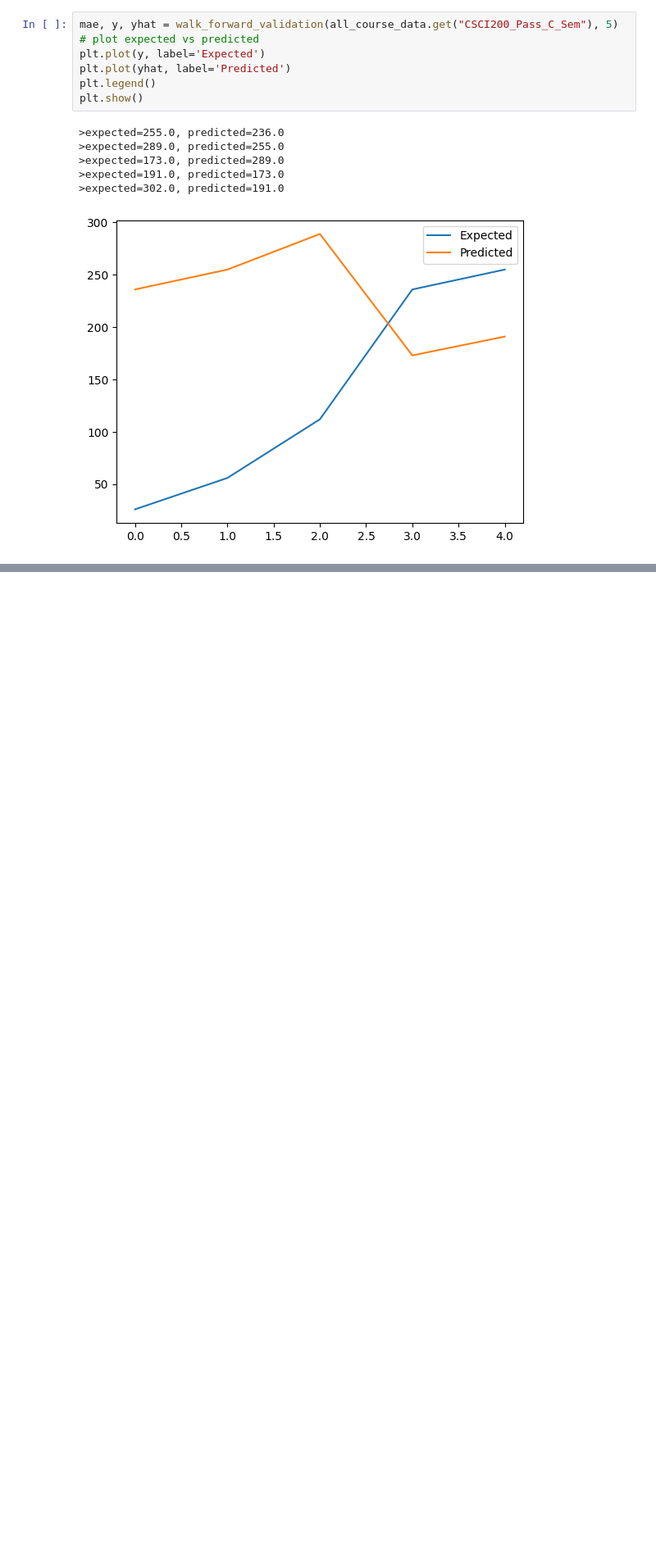
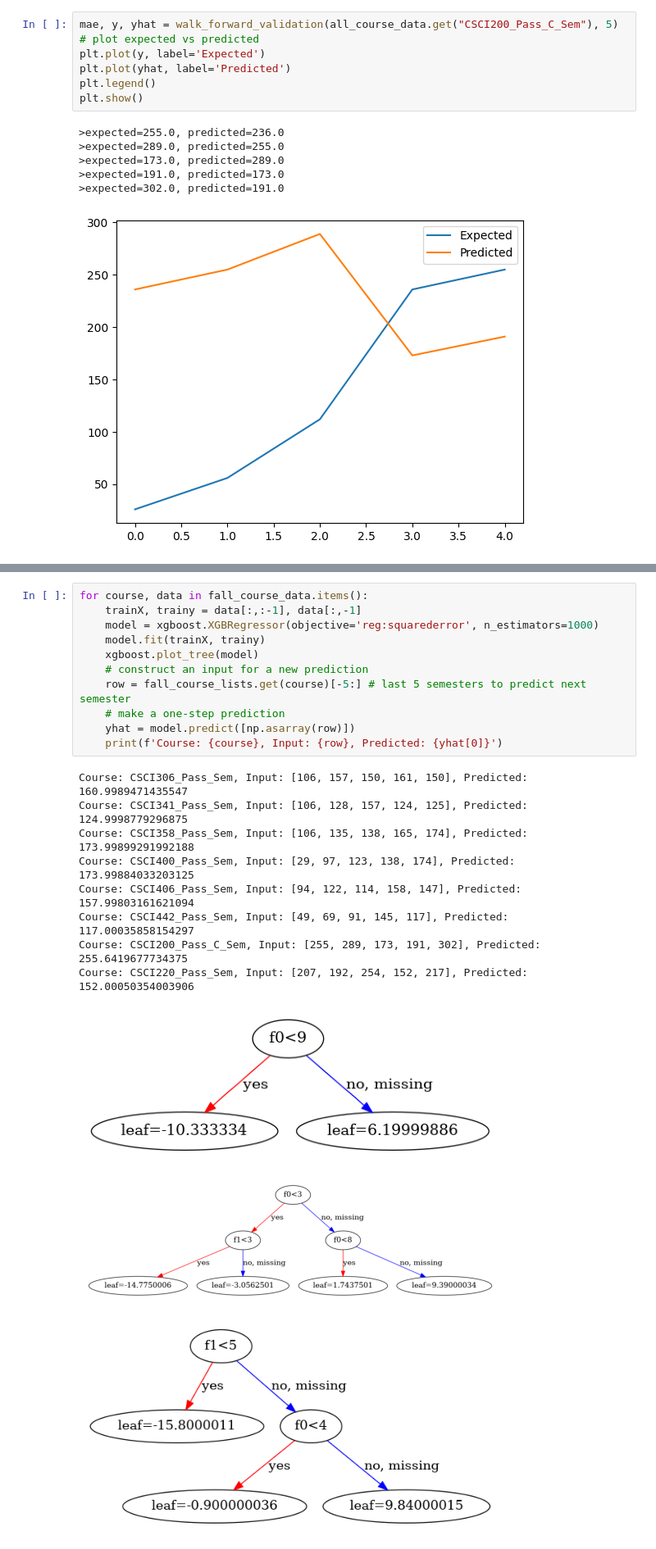
Before and after one commit to MehmetOzaslan/Network-Science-Project, a Jupyter notebook: stat_learning_techniques.ipynb, the cells around one changed output, grey strips where cells are left out. Shown at 82% size. Cells and saved outputs as stored; diff of their text form; blank space fills up the shorter version.

```diff
--- a/stat_learning_techniques.ipynb
+++ b/stat_learning_techniques.ipynb
@@ -259,0 +270,23 @@ Course: CSCI220_Pass_Sem, Input: [254, 131, 152, 155, 217], Predicted: 130.69152
+# %%
+for course, data in fall_course_data.items():
+    trainX, trainy = data[:,:-1], data[:,-1]
+    model = xgboost.XGBRegressor(objective='reg:squarederror', n_estimators=1000)
+    model.fit(trainX, trainy)
+    xgboost.plot_tree(model)
+    # construct an input for a new prediction
+    row = fall_course_lists.get(course)[-5:] # last 5 semesters to predict next semester
+    # make a one-step prediction
+    yhat = model.predict([np.asarray(row)])
+    print(f'Course: {course}, Input: {row}, Predicted: {yhat[0]}')
+# %% [output]
+Course: CSCI306_Pass_Sem, Input: [106, 157, 150, 161, 150], Predicted: 160.9989471435547
+Course: CSCI341_Pass_Sem, Input: [106, 128, 157, 124, 125], Predicted: 124.9998779296875
+Course: CSCI358_Pass_Sem, Input: [106, 135, 138, 165, 174], Predicted: 173.99899291992188
+Course: CSCI400_Pass_Sem, Input: [29, 97, 123, 138, 174], Predicted: 173.99884033203125
+Course: CSCI406_Pass_Sem, Input: [94, 122, 114, 158, 147], Predicted: 157.99803161621094
+Course: CSCI442_Pass_Sem, Input: [49, 69, 91, 145, 117], Predicted: 117.00035858154297
+Course: CSCI200_Pass_C_Sem, Input: [255, 289, 173, 191, 302], Predicted: 255.6419677734375
+Course: CSCI220_Pass_Sem, Input: [207, 192, 254, 152, 217], Predicted: 152.00050354003906
+[figure, added]
+[figure, added]
+[figure, added]
```
Also changed, not shown: parts of 4 cells of this notebook.
